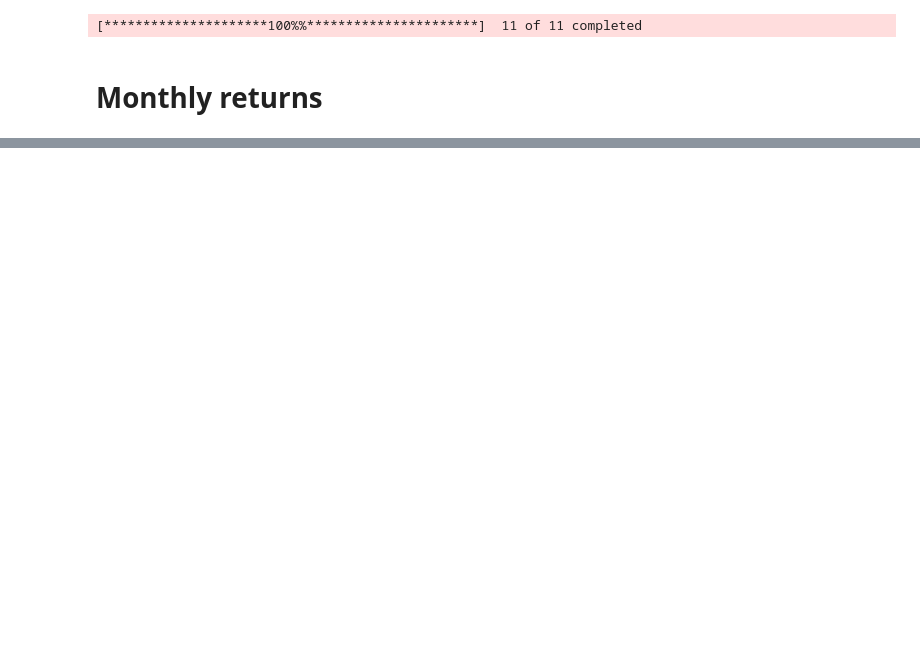
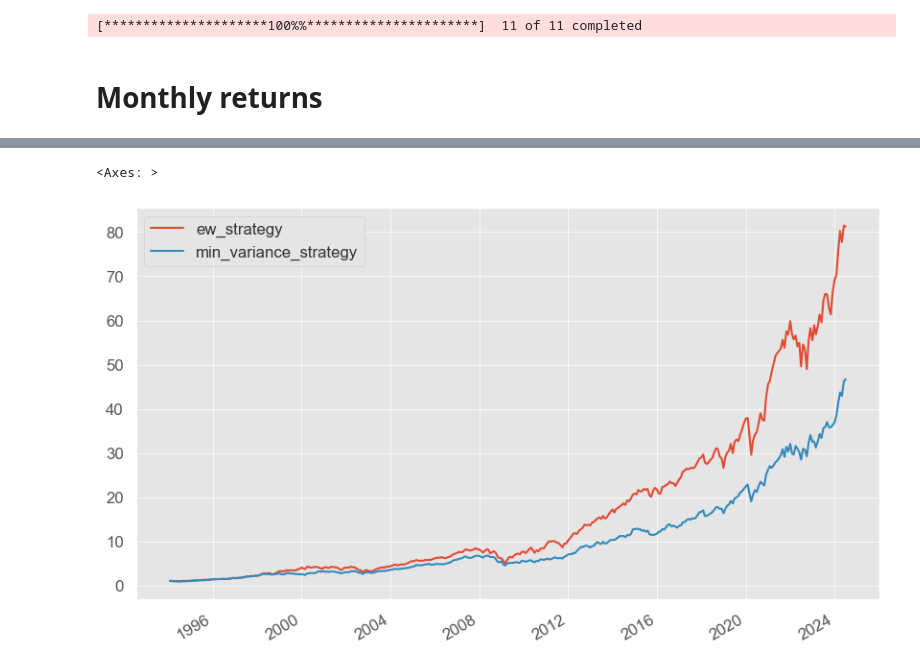
Before and after one commit to iltramont/MASTER_THESIS, a Jupyter notebook: run_strategies.ipynb, the cells around one changed output, grey strips where cells are left out. Drawn from its saved outputs; the diff is of its cells as text; code cells hidden in the pictures; blank space fills up the shorter version.

```diff
--- a/run_strategies.ipynb
+++ b/run_strategies.ipynb
@@ -149,0 +138,5 @@ plt.show()
+# %%
+(df_strategy_monthly + 1).cumprod().plot()
+# %% [output]
+<Axes: >
+[figure, added]
```
Also changed, not shown: parts of 8 cells of this notebook, 5 other files.
